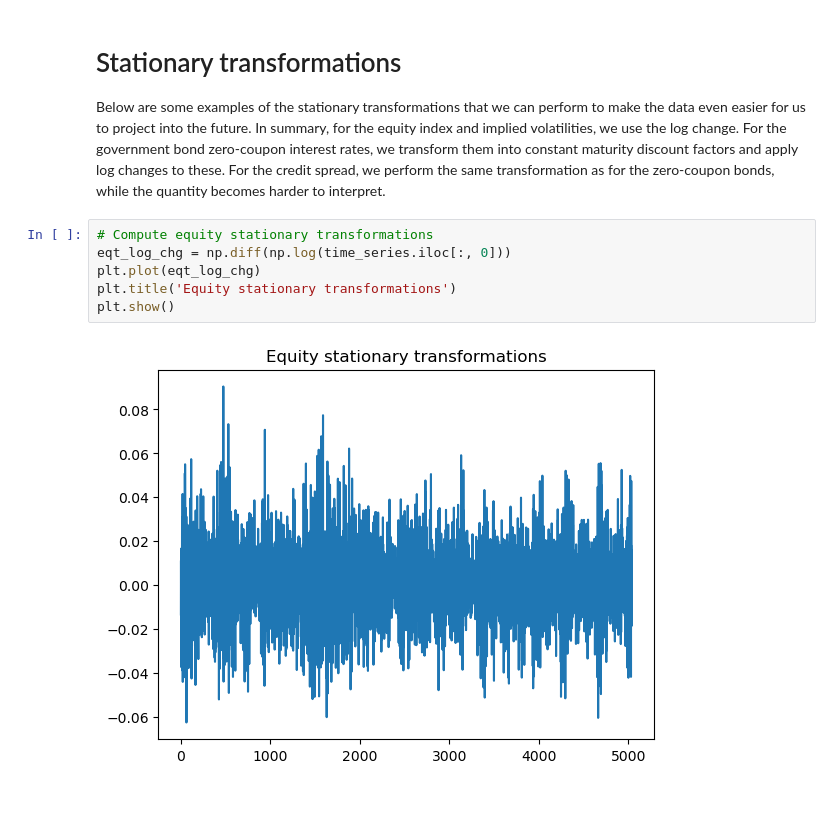
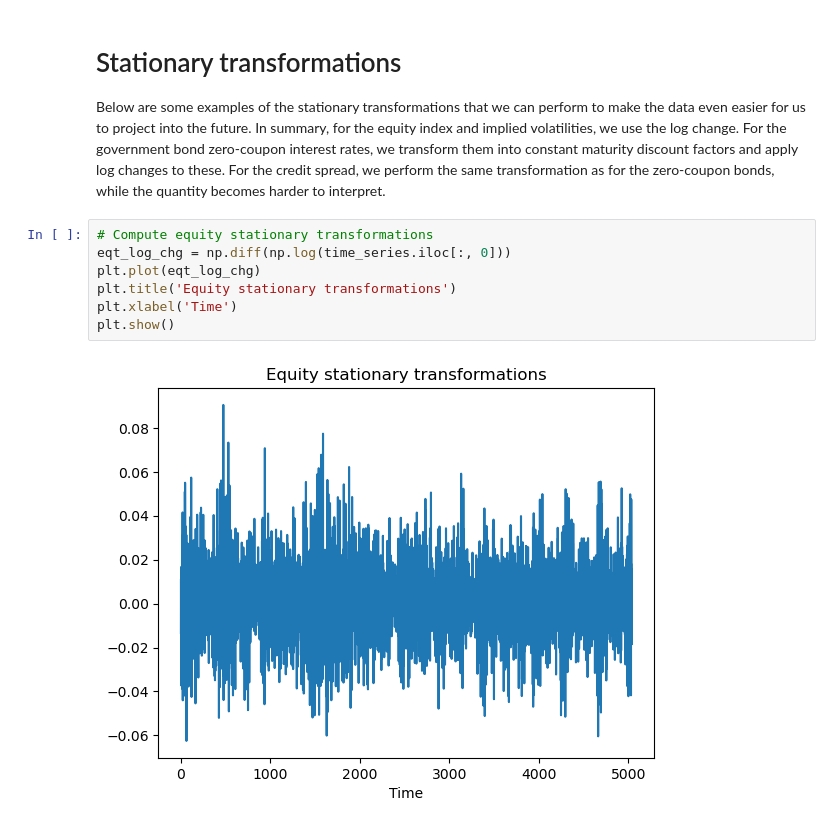
Before and after one commit to radusbriciu/pcrm-book, a Jupyter notebook: code/chapter3/chapter3_1.ipynb, the cells around one changed output. Drawn from its saved outputs; the diff is of its cells as text; blank space fills up the shorter version.

```diff
--- a/code/chapter3/chapter3_1.ipynb
+++ b/code/chapter3/chapter3_1.ipynb
@@ -98,11 +95,12 @@ Below are some examples of the stationary transformations that we can perform to
 # %%
 # Compute equity stationary transformations
 eqt_log_chg = np.diff(np.log(time_series.iloc[:, 0]))
 plt.plot(eqt_log_chg)
 plt.title('Equity stationary transformations')
+plt.xlabel('Time')
 plt.show()
 # %% [output]
-[figure, old version]
+[figure, new version]
 # %%
 # Compute government bond stationary transformations
 zcb_maturities = np.hstack((np.array([1/12, 1/4, 1/2]), np.arange(1, 31)))
```
Also changed, not shown: parts of 10 cells of this notebook, 1 other file.
